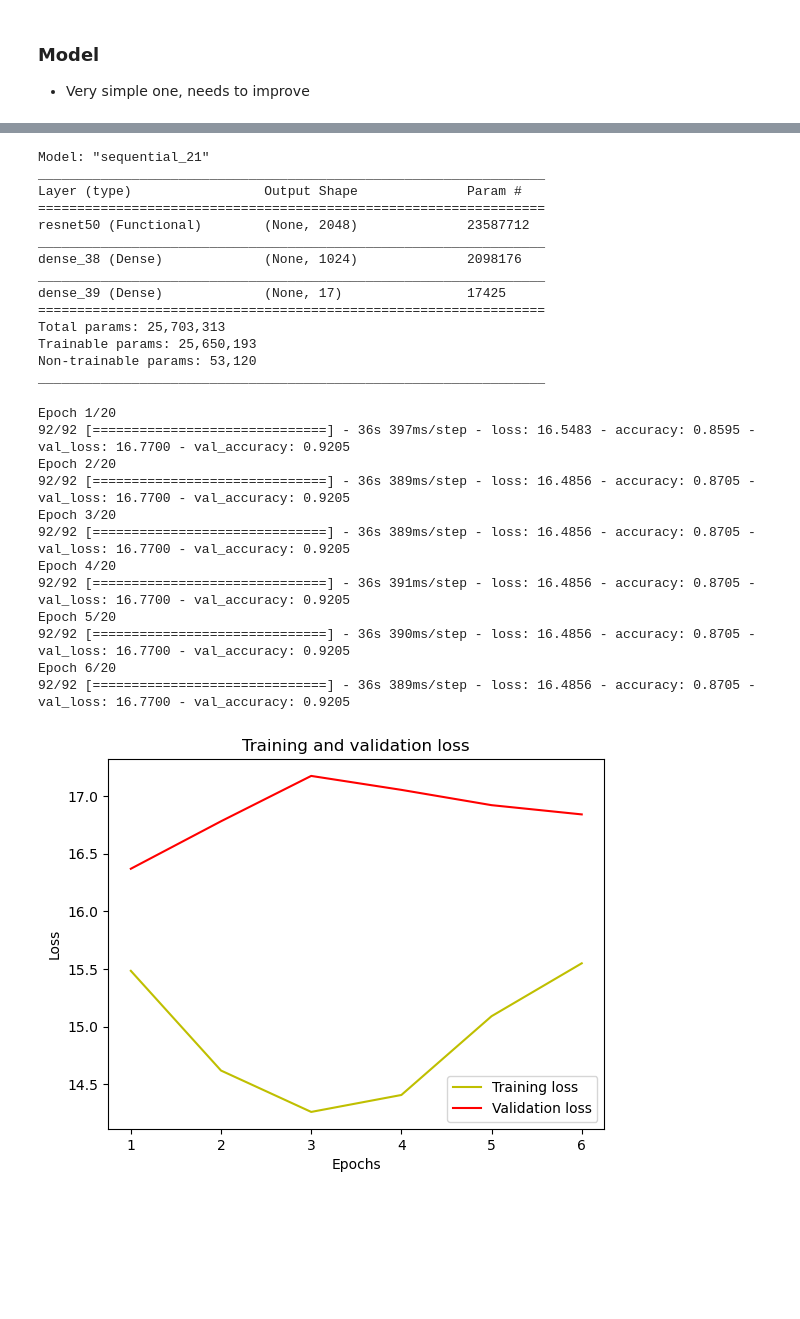
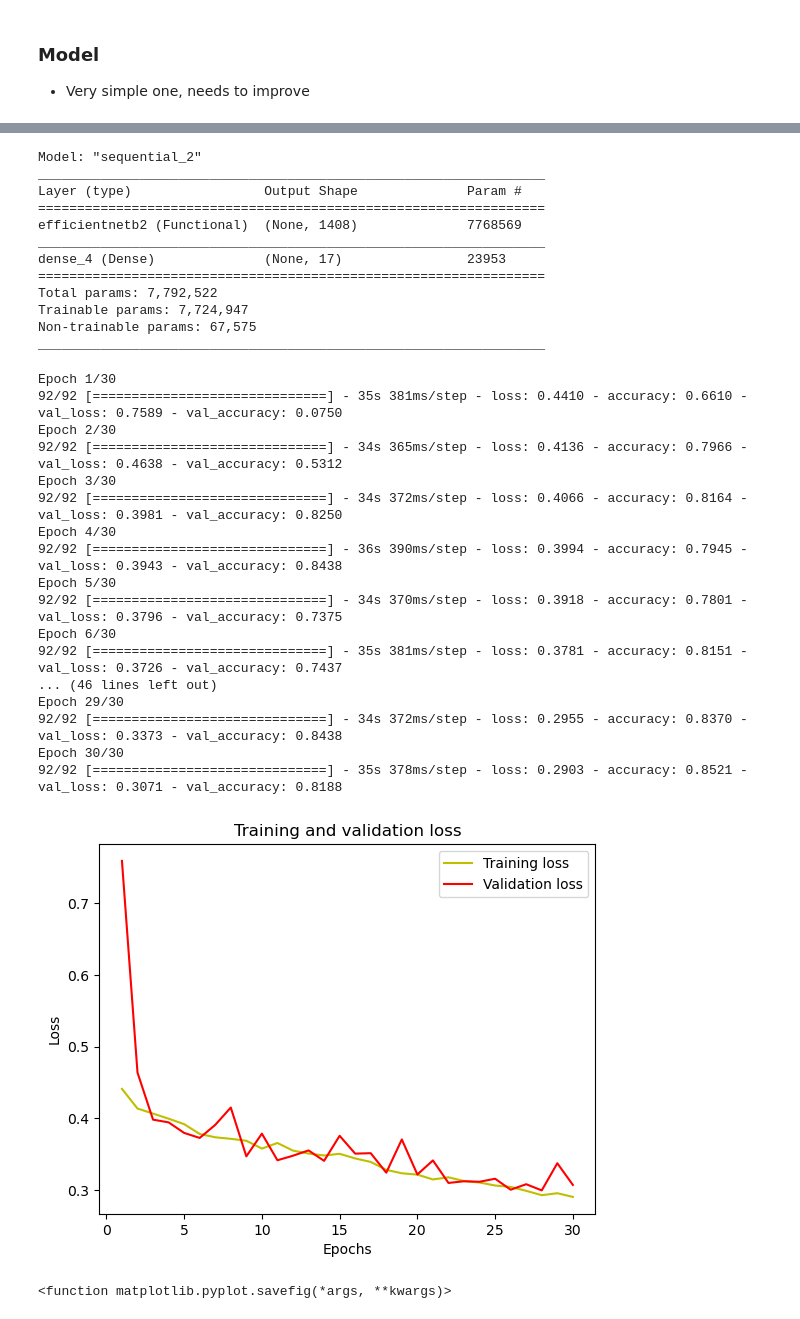
Before and after one commit to lsromao/MachineLearningProject, a Jupyter notebook: ML Final Project.ipynb, the cells around one changed output, grey strips where cells are left out. Saved outputs shown, nothing was run; the diff lists cells and outputs as text; code cells hidden in the pictures; blank space fills up the shorter version.

```diff
--- a/ML Final Project.ipynb
+++ b/ML Final Project.ipynb
@@ -202,28 +470,25 @@ res50 = ResNet50(weights='imagenet',include_top=False, pooling='max', input_shap
 # %%
 model = Sequential()
-model.add(res50)
-model.add(Dense(1024, activation='relu'))
-model.add(Dense(17, activation='sigmoid'))
+model.add(effic_b2)
+model.add(layers.core.Dense(17, activation='sigmoid'))
 
 model.summary()
 # %% [output]
-Model: "sequential_21"
+Model: "sequential_2"
 _________________________________________________________________
 Layer (type)                 Output Shape              Param #
 =================================================================
-resnet50 (Functional)        (None, 2048)              23587712
+efficientnetb2 (Functional)  (None, 1408)              7768569
 _________________________________________________________________
-dense_38 (Dense)             (None, 1024)              2098176
+dense_4 (Dense)              (None, 17)                23953
+=================================================================
+Total params: 7,792,522
+Trainable params: 7,724,947
+Non-trainable params: 67,575
 _________________________________________________________________
-dense_39 (Dense)             (None, 17)                17425
-=================================================================
-Total params: 25,703,313
-Trainable params: 25,650,193
-Non-trainable params: 53,120
-_________________________________________________________________
 # %%
 #opt = optimizers.SGD(lr=1e-5, momentum=0.9)
 #model.compile(optimizers.Adam(lr=1e-5),loss="categorical_crossentropy",metrics=["accuracy"])
 #model.compile(optimizer=opt,loss = 'categorical_crossentropy', metrics = ['accuracy'])
 #model.compile(optimizers.Adam(lr=1e-5),loss="categorical_crossentropy",metrics=["accuracy"])
-model.compile(optimizer='adam',loss="categorical_crossentropy",metrics=["accuracy"])
+model.compile(optimizer='adam',loss="binary_crossentropy",metrics=["accuracy"])
@@ -238,28 +499,35 @@ earlystop_callback = EarlyStopping(
 
 rlr = ReduceLROnPlateau(monitor='val_loss',
                         factor=0.5,
-                        patience=4,
+                        patience=3,
                         verbose=1,
                         mode='auto',
                         min_delta=0.0001)
 # %%
 with tf.device('/gpu:0'):
-    history = model.fit(
-            train_ds,
-            epochs = 20,
-            callbacks=[earlystop_callback],
-            validation_data=val_ds,
+    model_trained = model.fit(
+            train_data_gen,
+        steps_per_epoch=train_data_gen.n//train_data_gen.batch_size,
+            epochs = 30,
+            callbacks=[earlystop_callback, rlr],
+            validation_data=val_data_gen,
+        validation_steps=val_data_gen.n//val_data_gen.batch_size
     )
 # %% [output]
-Epoch 1/20
-92/92 [==============================] - 36s 397ms/step - loss: 16.5483 - accuracy: 0.8595 - val_loss: 16.7700 - val_accuracy: 0.9205
-Epoch 2/20
-92/92 [==============================] - 36s 389ms/step - loss: 16.4856 - accuracy: 0.8705 - val_loss: 16.7700 - val_accuracy: 0.9205
-Epoch 3/20
-92/92 [==============================] - 36s 389ms/step - loss: 16.4856 - accuracy: 0.8705 - val_loss: 16.7700 - val_accuracy: 0.9205
-Epoch 4/20
-92/92 [==============================] - 36s 391ms/step - loss: 16.4856 - accuracy: 0.8705 - val_loss: 16.7700 - val_accuracy: 0.9205
-Epoch 5/20
-92/92 [==============================] - 36s 390ms/step - loss: 16.4856 - accuracy: 0.8705 - val_loss: 16.7700 - val_accuracy: 0.9205
-Epoch 6/20
-92/92 [==============================] - 36s 389ms/step - loss: 16.4856 - accuracy: 0.8705 - val_loss: 16.7700 - val_accuracy: 0.9205
+Epoch 1/30
+92/92 [==============================] - 35s 381ms/step - loss: 0.4410 - accuracy: 0.6610 - val_loss: 0.7589 - val_accuracy: 0.0750
+Epoch 2/30
+92/92 [==============================] - 34s 365ms/step - loss: 0.4136 - accuracy: 0.7966 - val_loss: 0.4638 - val_accuracy: 0.5312
+Epoch 3/30
+92/92 [==============================] - 34s 372ms/step - loss: 0.4066 - accuracy: 0.8164 - val_loss: 0.3981 - val_accuracy: 0.8250
+Epoch 4/30
+92/92 [==============================] - 36s 390ms/step - loss: 0.3994 - accuracy: 0.7945 - val_loss: 0.3943 - val_accuracy: 0.8438
+Epoch 5/30
+92/92 [==============================] - 34s 370ms/step - loss: 0.3918 - accuracy: 0.7801 - val_loss: 0.3796 - val_accuracy: 0.7375
+Epoch 6/30
+92/92 [==============================] - 35s 381ms/step - loss: 0.3781 - accuracy: 0.8151 - val_loss: 0.3726 - val_accuracy: 0.7437
+... (46 lines left out)
+Epoch 29/30
+92/92 [==============================] - 34s 372ms/step - loss: 0.2955 - accuracy: 0.8370 - val_loss: 0.3373 - val_accuracy: 0.8438
+Epoch 30/30
+92/92 [==============================] - 35s 378ms/step - loss: 0.2903 - accuracy: 0.8521 - val_loss: 0.3071 - val_accuracy: 0.8188
@@ -266,16 +536,18 @@ Epoch 6/20
 # %%
 #plot the training and validation accuracy and loss at each epoch
-loss = history.history['loss']
-val_loss = history.history['val_loss']
+loss = model_trained.history['loss']
+val_loss = model_trained.history['val_loss']
 epochs = range(1, len(loss) + 1)
 plt.plot(epochs, loss, 'y', label='Training loss')
 plt.plot(epochs, val_loss, 'r', label='Validation loss')
 plt.title('Training and validation loss')
 plt.xlabel('Epochs')
 plt.ylabel('Loss')
 plt.legend()
 plt.show()
+plt.savefig
 # %% [output]
-[figure, old version]
+[figure, new version]
+<function matplotlib.pyplot.savefig(*args, **kwargs)>
 # %%
 test_generator.reset()
```
Also changed, not shown: parts of 48 cells of this notebook.
